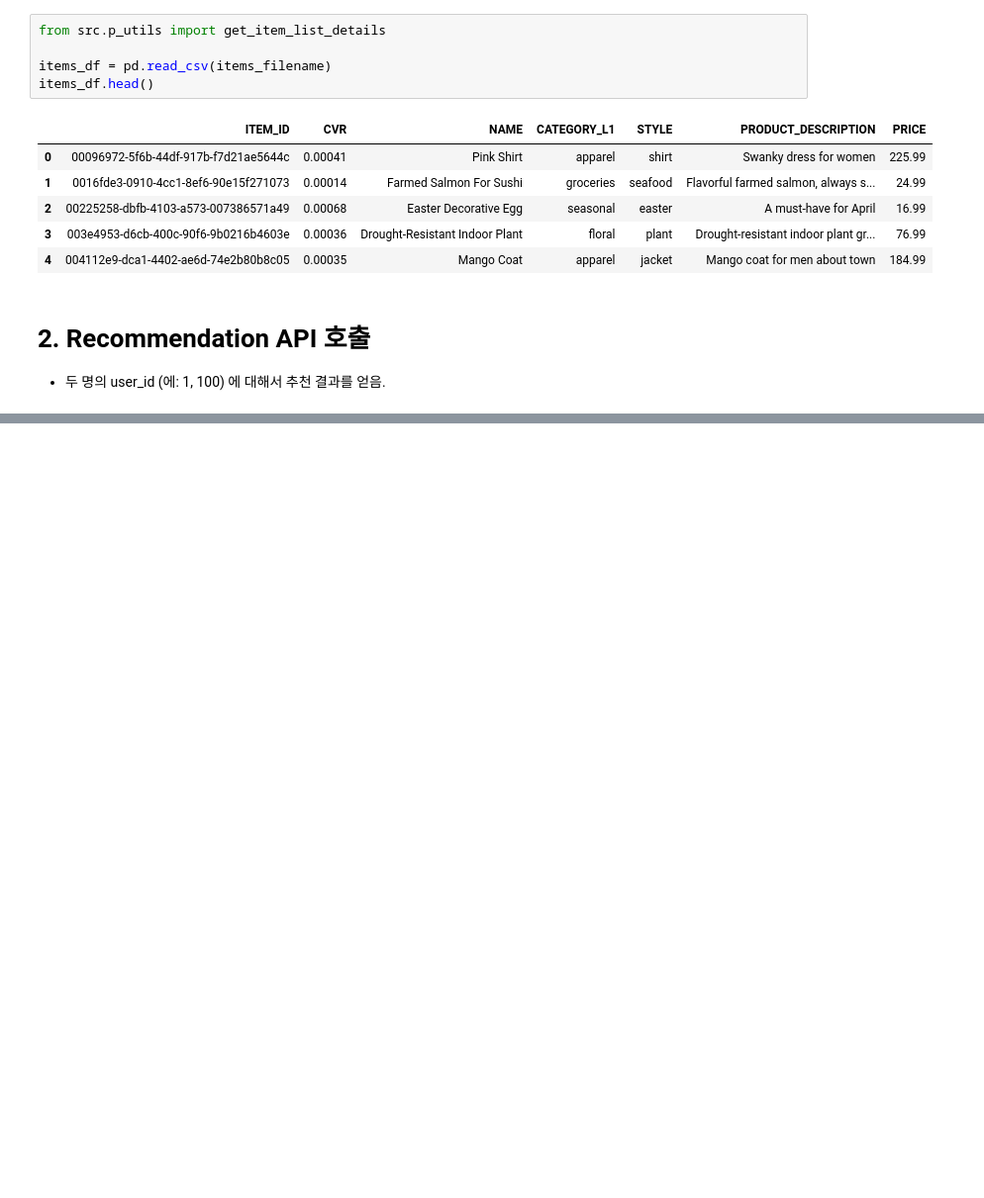
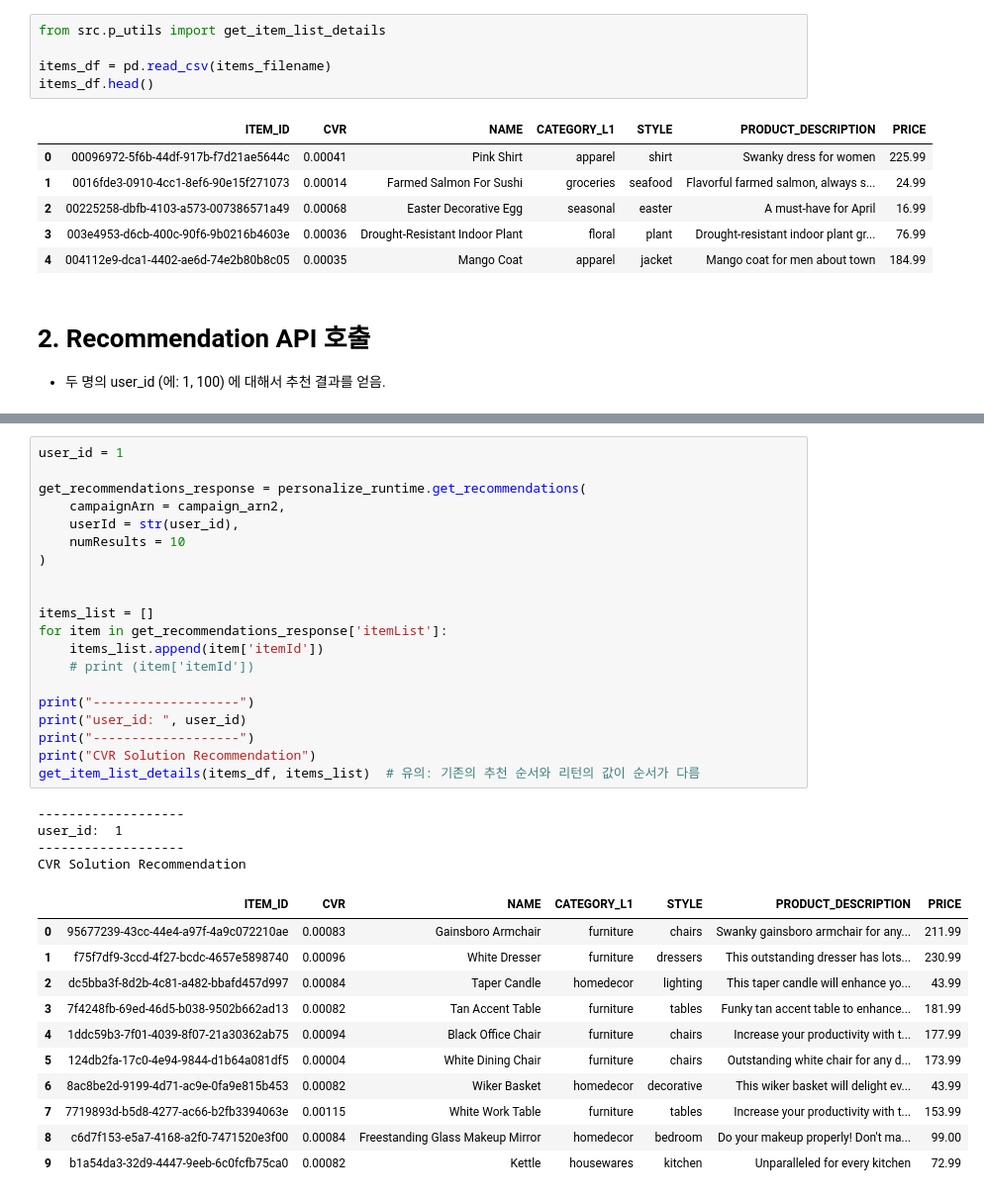
Before and after one commit to jesamkim/amazon-personalize-cvr, a Jupyter notebook: code/8.get_recommendations.ipynb, the cells around one changed output, grey strips where cells are left out. Shown at 99% size. Saved outputs shown, nothing was run; the diff lists cells and outputs as text; blank space fills up the shorter version.

```diff
--- a/code/8.get_recommendations.ipynb
+++ b/code/8.get_recommendations.ipynb
@@ -82,0 +83,36 @@ user_id:  1
+# %%
+user_id = 1
+
+get_recommendations_response = personalize_runtime.get_recommendations(
+    campaignArn = campaign_arn2,
+    userId = str(user_id),
+    numResults = 10
+)
+
+
+items_list = []
+for item in get_recommendations_response['itemList']:
+    items_list.append(item['itemId'])
+    # print (item['itemId'])
+
+print("-------------------")
+print("user_id: ", user_id)
+print("-------------------")
+print("CVR Solution Recommendation")
+get_item_list_details(items_df, items_list)  # 유의: 기존의 추천 순서와 리턴의 값이 순서가 다름
+# %% [output]
+-------------------
+user_id:  1
+-------------------
+CVR Solution Recommendation
+|  | ITEM_ID | CVR | NAME | CATEGORY_L1 | STYLE | PRODUCT_DESCRIPTION | PRICE |
+| 0 | 95677239-43cc-44e4-a97f-4a9c072210ae | 0.00083 | Gainsboro Armchair | furniture | chairs | Swanky gainsboro armchair for any... | 211.99 |
+| 1 | f75f7df9-3ccd-4f27-bcdc-4657e5898740 | 0.00096 | White Dresser | furniture | dressers | This outstanding dresser has lots... | 230.99 |
+| 2 | dc5bba3f-8d2b-4c81-a482-bbafd457d997 | 0.00084 | Taper Candle | homedecor | lighting | This taper candle will enhance yo... | 43.99 |
+| 3 | 7f4248fb-69ed-46d5-b038-9502b662ad13 | 0.00082 | Tan Accent Table | furniture | tables | Funky tan accent table to enhance... | 181.99 |
+| 4 | 1ddc59b3-7f01-4039-8f07-21a30362ab75 | 0.00094 | Black Office Chair | furniture | chairs | Increase your productivity with t... | 177.99 |
+| 5 | 124db2fa-17c0-4e94-9844-d1b64a081df5 | 0.00004 | White Dining Chair | furniture | chairs | Outstanding white chair for any d... | 173.99 |
+| 6 | 8ac8be2d-9199-4d71-ac9e-0fa9e815b453 | 0.00082 | Wiker Basket | homedecor | decorative | This wiker basket will delight ev... | 43.99 |
+| 7 | 7719893d-b5d8-4277-ac66-b2fb3394063e | 0.00115 | White Work Table | furniture | tables | Increase your productivity with t... | 153.99 |
+| 8 | c6d7f153-e5a7-4168-a2f0-7471520e3f00 | 0.00084 | Freestanding Glass Makeup Mirror | homedecor | bedroom | Do your makeup properly! Don't ma... | 99.00 |
+| 9 | b1a54da3-32d9-4447-9eeb-6c0fcfb75ca0 | 0.00082 | Kettle | housewares | kitchen | Unparalleled for every kitchen | 72.99 |
```
Also changed, not shown: parts of 6 cells of this notebook, 2 other files.
